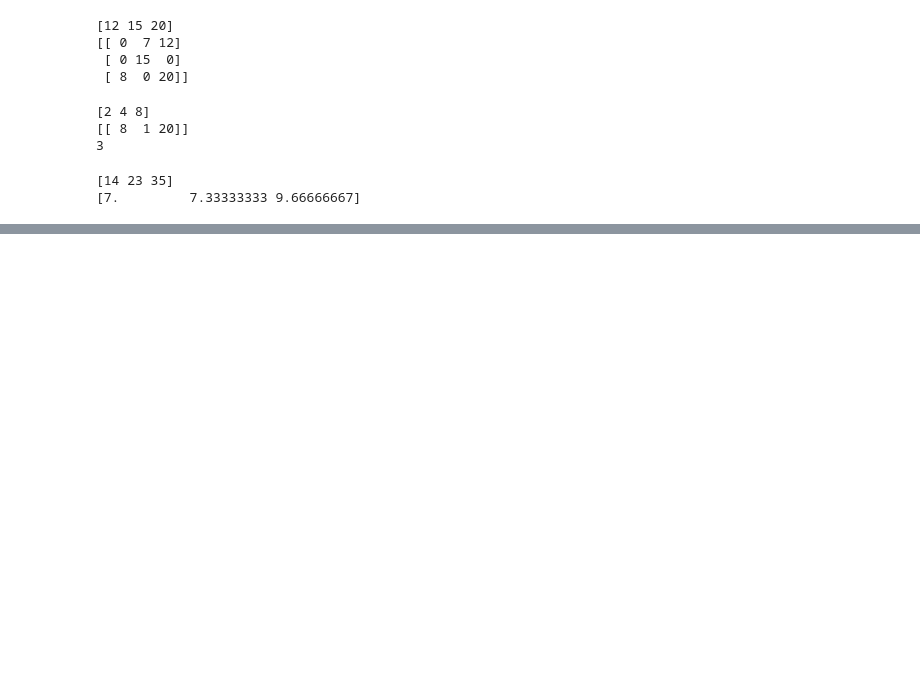
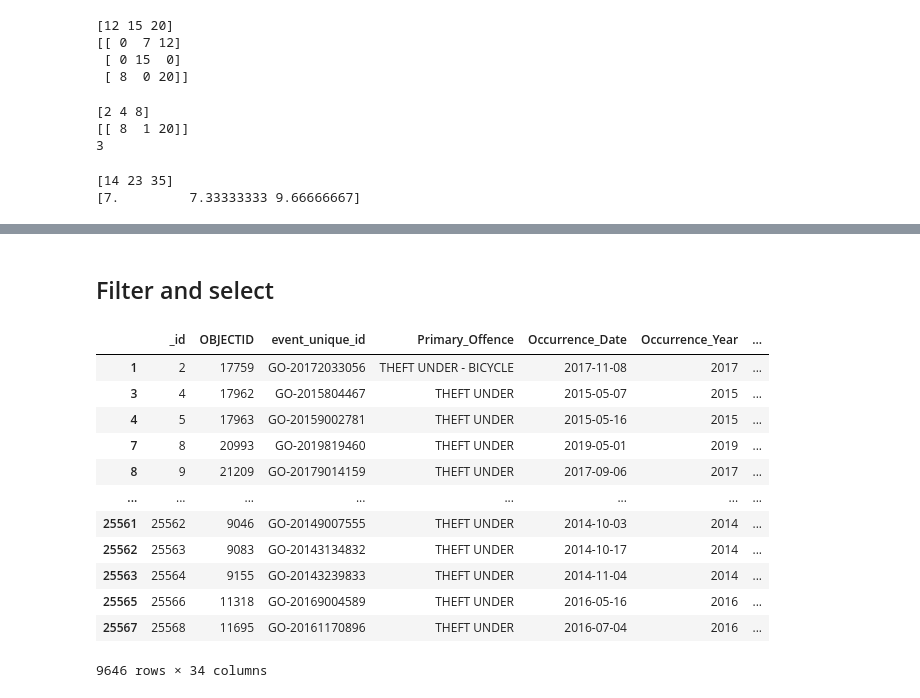
Before and after one commit to TheCodeGnome/python, a Jupyter notebook: session05.ipynb, the cells around one changed output, grey strips where cells are left out. Drawn from its saved outputs; the diff is of its cells as text; code cells hidden in the pictures; blank space fills up the shorter version.

```diff
--- a/session05.ipynb
+++ b/session05.ipynb
@@ -244,0 +395,28 @@ print(arr4.mean(axis=1))
+# %%
+# drop cols; won't affect original dataframe unless re-assigned
+df.drop(columns = "_id")
+
+# add new col with repeated data
+df["current_year"] = 2026
+
+# add col with parts of existing col
+df["Occurrence_Month"] = df["Occurrence_Month"].str[:3]
+# %% [markdown]
+## Filter and select
+# %%
+# loc access rows based on bool
+df.loc[df["Bike_Model"].isna()]
+# %% [output]
+|  | _id | OBJECTID | event_unique_id | Primary_Offence | Occurrence_Date | Occurrence_Year | ... |
+| 1 | 2 | 17759 | GO-20172033056 | THEFT UNDER - BICYCLE | 2017-11-08 | 2017 | ... |
+| 3 | 4 | 17962 | GO-2015804467 | THEFT UNDER | 2015-05-07 | 2015 | ... |
+| 4 | 5 | 17963 | GO-20159002781 | THEFT UNDER | 2015-05-16 | 2015 | ... |
+| 7 | 8 | 20993 | GO-2019819460 | THEFT UNDER | 2019-05-01 | 2019 | ... |
+| 8 | 9 | 21209 | GO-20179014159 | THEFT UNDER | 2017-09-06 | 2017 | ... |
+| ... | ... | ... | ... | ... | ... | ... | ... |
+| 25561 | 25562 | 9046 | GO-20149007555 | THEFT UNDER | 2014-10-03 | 2014 | ... |
+| 25562 | 25563 | 9083 | GO-20143134832 | THEFT UNDER | 2014-10-17 | 2014 | ... |
+| 25563 | 25564 | 9155 | GO-20143239833 | THEFT UNDER | 2014-11-04 | 2014 | ... |
+| 25565 | 25566 | 11318 | GO-20169004589 | THEFT UNDER | 2016-05-16 | 2016 | ... |
+| 25567 | 25568 | 11695 | GO-20161170896 | THEFT UNDER | 2016-07-04 | 2016 | ... |
+9646 rows × 34 columns
```
Also changed, not shown: parts of 23 cells of this notebook, 2 other files.
